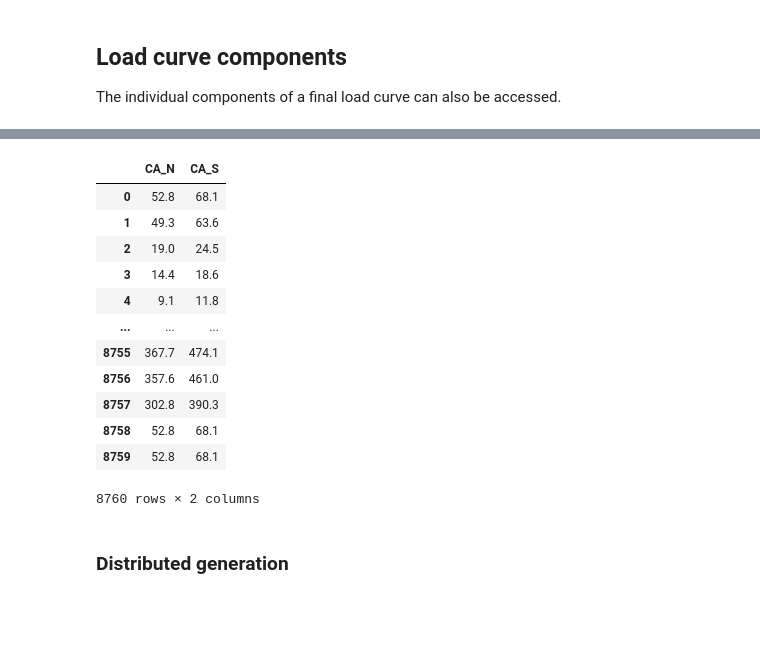
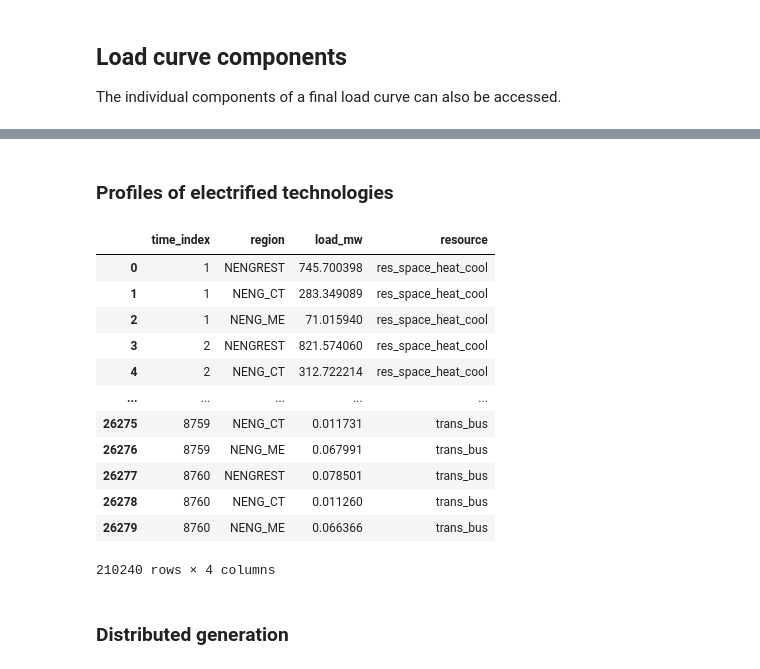
Before and after one commit to PowerGenome/PowerGenome, a Jupyter notebook: notebooks/Hourly demand.ipynb, the cells around one changed output, grey strips where cells are left out. Drawn from its saved outputs; the diff is of its cells as text; code cells hidden in the pictures; blank space fills up the shorter version.

```diff
--- a/notebooks/Hourly demand.ipynb
+++ b/notebooks/Hourly demand.ipynb
@@ -111,22 +132,37 @@ scaled_load = make_load_curves(pg_engine, scenario_settings[2030]["p1"])
-# %%
-dr_path = settings["input_folder"] / settings["demand_response_fn"]
-dr_types = settings["demand_response_resources"][scenario_settings[2030]["p1"]["model_year"]].keys()
-dr_profiles = make_demand_response_profiles(dr_path, list(dr_types)[0], scenario_settings[2030]["p1"])
-dr_profiles
-# %% [output]
-|  | CA_N | CA_S |
-| 0 | 52.8 | 68.1 |
-| 1 | 49.3 | 63.6 |
-| 2 | 19.0 | 24.5 |
-| 3 | 14.4 | 18.6 |
-| 4 | 9.1 | 11.8 |
-| ... | ... | ... |
-| 8755 | 367.7 | 474.1 |
-| 8756 | 357.6 | 461.0 |
-| 8757 | 302.8 | 390.3 |
-| 8758 | 52.8 | 68.1 |
-| 8759 | 52.8 | 68.1 |
-8760 rows × 2 columns
+# %% [markdown]
+### Profiles of electrified technologies
+# %%
+from powergenome.util import regions_to_keep
+
+
+keep_regions, region_agg_map = regions_to_keep(
+        settings["model_regions"], settings.get("region_aggregations", {}) or {}
+    )
+
+flex_profiles = electrification_profiles(
+    settings.get("electrification_stock_fn"),
+    settings["model_year"],
+    settings.get("electrification_scenario"),
+    keep_regions,
+    settings.get("utc_offset", 0),
+    settings.get("EFS_DATA"),
+)
+# %%
+flex_profiles
+# %% [output]
+|  | time_index | region | load_mw | resource |
+| 0 | 1 | NENGREST | 745.700398 | res_space_heat_cool |
+| 1 | 1 | NENG_CT | 283.349089 | res_space_heat_cool |
+| 2 | 1 | NENG_ME | 71.015940 | res_space_heat_cool |
+| 3 | 2 | NENGREST | 821.574060 | res_space_heat_cool |
+| 4 | 2 | NENG_CT | 312.722214 | res_space_heat_cool |
+| ... | ... | ... | ... | ... |
+| 26275 | 8759 | NENG_CT | 0.011731 | trans_bus |
+| 26276 | 8759 | NENG_ME | 0.067991 | trans_bus |
+| 26277 | 8760 | NENGREST | 0.078501 | trans_bus |
+| 26278 | 8760 | NENG_CT | 0.011260 | trans_bus |
+| 26279 | 8760 | NENG_ME | 0.066366 | trans_bus |
+210240 rows × 4 columns
 # %% [markdown]
 ### Distributed generation
 # %%
```
Also changed, not shown: parts of 10 cells of this notebook, 5 other files.
